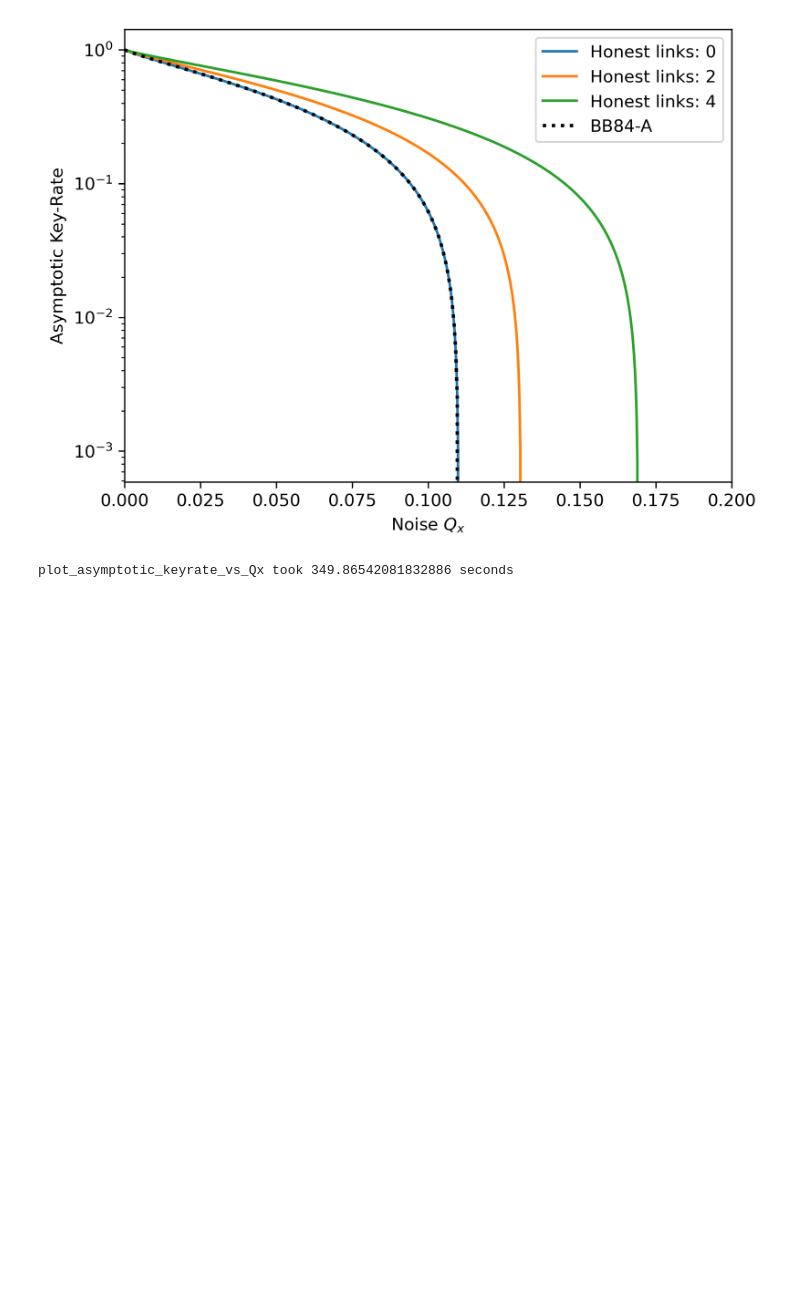
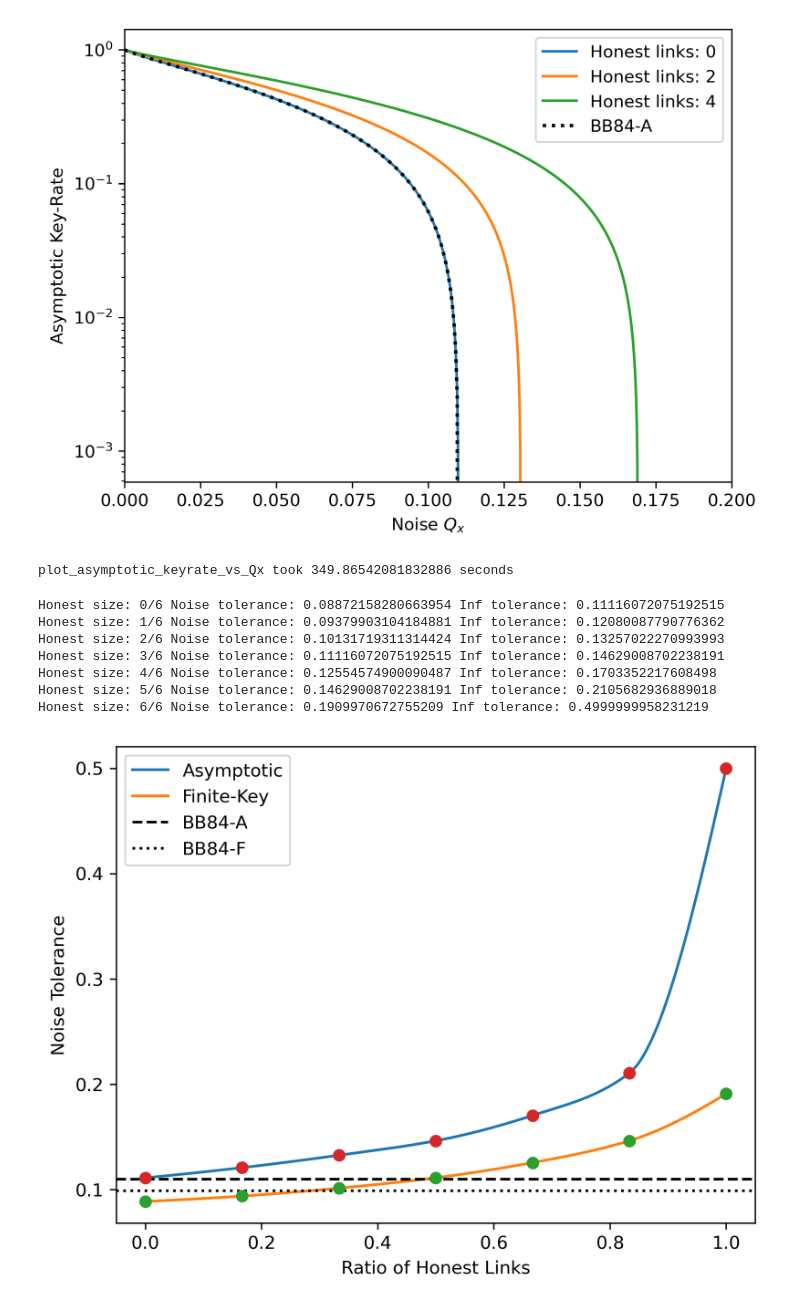
Before and after one commit to AdrianHarkness/Repeater-Security, a Jupyter notebook: Keyrate_Plots.ipynb, the cells around one changed output. Cells and saved outputs as stored; diff of their text form; code cells hidden in the pictures; blank space fills up the shorter version.

Commit message:
all plots visible

```diff
--- a/Keyrate_Plots.ipynb
+++ b/Keyrate_Plots.ipynb
@@ -43,7 +43,16 @@ Network: 4/6
 [figure]
 plot_asymptotic_keyrate_vs_Qx took 349.86542081832886 seconds
 # %%
-# start_time = time.time()
-# plot_noise_tolerance_vs_honest_links(full_size=8, honest_sizes=range(9), N=1e7)
-# end_time = time.time()
-# print(f"plot_noise_tolerance_vs_honest_links took {end_time - start_time} seconds")
+start_time = time.time()
+plot_noise_tolerance_vs_honest_links(full_size=6, honest_sizes=range(7), N=1e7)
+end_time = time.time()
+print(f"plot_noise_tolerance_vs_honest_links took {end_time - start_time} seconds")
+# %% [output]
+Honest size: 0/6 Noise tolerance: 0.08872158280663954 Inf tolerance: 0.11116072075192515
+Honest size: 1/6 Noise tolerance: 0.09379903104184881 Inf tolerance: 0.12080087790776362
+Honest size: 2/6 Noise tolerance: 0.10131719311314424 Inf tolerance: 0.13257022270993993
+Honest size: 3/6 Noise tolerance: 0.11116072075192515 Inf tolerance: 0.14629008702238191
+Honest size: 4/6 Noise tolerance: 0.12554574900090487 Inf tolerance: 0.1703352217608498
+Honest size: 5/6 Noise tolerance: 0.14629008702238191 Inf tolerance: 0.2105682936889018
+Honest size: 6/6 Noise tolerance: 0.1909970672755209 Inf tolerance: 0.4999999958231219
+[figure, added]
```
Also changed, not shown: parts of 1 cell of this notebook.
